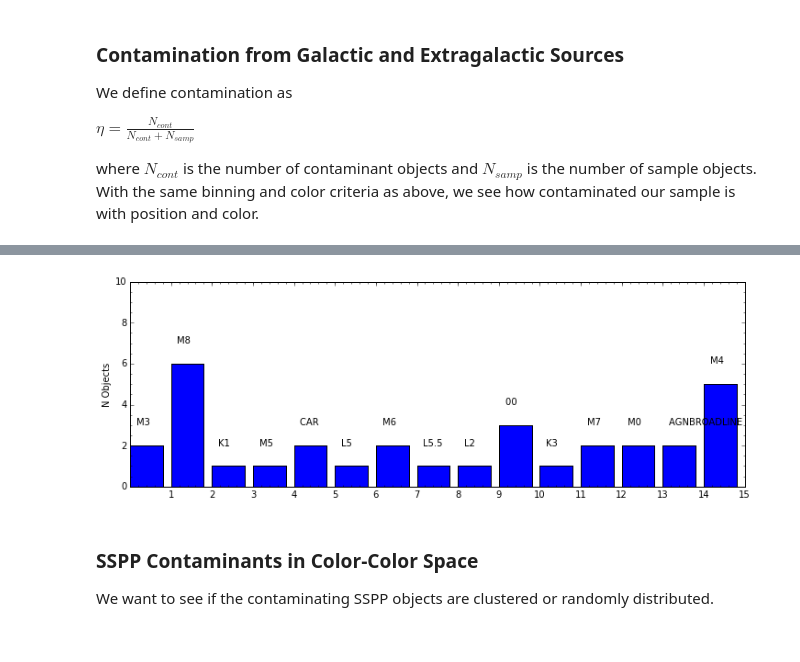
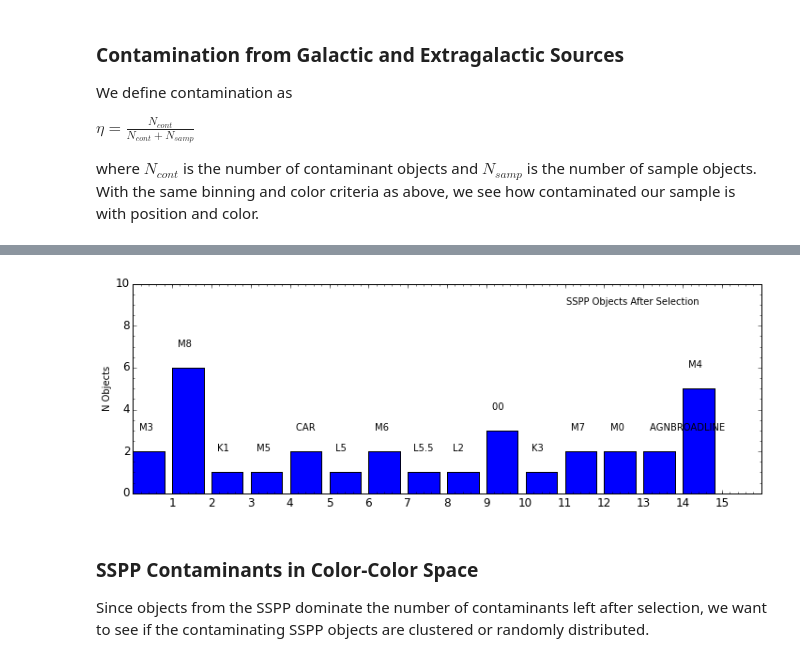
Before and after one commit to nhuntwalker/new_work_scripts, a Jupyter notebook: completeness_and_contamination.ipynb, the cells around one changed output, grey strips where cells are left out. Saved outputs shown, nothing was run; the diff lists cells and outputs as text; code cells hidden in the pictures.

```diff
--- a/completeness_and_contamination.ipynb
+++ b/completeness_and_contamination.ipynb
@@ -32,7 +44,6 @@ simbad = pd.read_csv(sample_files[2], sep="\t")
 
 lrg = pd.read_csv(contam_files[0], sep="\t")
 vagc = pd.read_csv(contam_files[1], sep="\t")
-vagc = vagc[vagc.CLASS != "STAR"]
 yso = pd.read_csv(contam_files[2], sep="\t")
 pne = pd.read_csv(contam_files[3], sep="\t")
 sspp = pd.read_csv(contam_files[4], sep="\t")
@@ -660,9 +985,13 @@ color_mag_compare(sspp, cut_me(sspp),"jmag","kmag","kmag",plttext1="DR12 SSPP",
 # %%
 cut_sspp = cut_me(sspp)
 cut_vagc = cut_me(vagc)
-vagc_classes = list(set(vagc.SUBCLASS))
-classes = list(set(cut_sspp.SPECTYPE_SUBCLASS))
+vagc_classes = list(set(vagc.CLASS))
+sspp_classes = list(set(cut_sspp.SPECTYPE_SUBCLASS))
 # %%
-numbers = []
-for ii in range(len(classes)):
-    numbers.append(sum(cut_sspp.SPECTYPE_SUBCLASS == classes[ii]))
+sspp_numbers = []
+vagc_numbers = []
+
+for ii in range(len(sspp_classes)):
+    sspp_numbers.append(sum(cut_sspp.SPECTYPE_SUBCLASS == sspp_classes[ii]))
+for ii in range(len(vagc_classes)):
+    vagc_numbers.append(sum(cut_vagc.CLASS == vagc_classes[ii]))
@@ -671,0 +998,16 @@ There is still a small amount of objects from the SDSS SSPP left over after cutt
+# %%
+plt.figure(figsize=(6,4))
+ax = plt.subplot(111)
+ax.bar(range(len(vagc_classes)), vagc_numbers)
+for ii in range(len(vagc_classes)):
+    ax.text(ii+0.15, vagc_numbers[ii]+1, vagc_classes[ii])
+
+ax.set_xlim(0,5)
+ax.set_ylim(0,10)
+ax.set_ylabel("N Objects")
+ax.set_xticks(range(1, len(vagc_classes)+1))
+ax.text(0.9, 0.9, "VAGC Objects After Selection", transform=ax.transAxes, horizontalalignment="right")
+ax.minorticks_on()
+plt.savefig("../figures/contaminating_vagc_objects_classes.pdf")
+
+plt.show()
@@ -672,22 +1016,24 @@ There is still a small amount of objects from the SDSS SSPP left over after cutt
 # %%
 plt.figure(figsize=(12,4))
 ax = plt.subplot(111)
-ax.bar(range(len(classes)), numbers)
-for ii in range(len(classes)):
-    ax.text(ii+0.15, numbers[ii]+1, classes[ii])
+ax.bar(range(len(sspp_classes)), sspp_numbers)
+for ii in range(len(sspp_classes)):
+    ax.text(ii+0.15, sspp_numbers[ii]+1, sspp_classes[ii])
 
-ax.set_xlim(0,15)
+# ax.set_xlim(0,5)
 ax.set_ylim(0,10)
 ax.set_ylabel("N Objects")
-ax.set_xticks(range(1, len(classes)+1))
+ax.set_xticks(range(1, len(sspp_classes)+1))
+ax.text(0.9, 0.9, "SSPP Objects After Selection", transform=ax.transAxes, horizontalalignment="right")
 ax.minorticks_on()
 plt.savefig("../figures/contaminating_sspp_objects_classes.pdf")
+
 plt.show()
 # %% [output]
-[figure, old version]
+[figure, new version]
 # %% [markdown]
 ### SSPP Contaminants in Color-Color Space
-We want to see if the contaminating SSPP objects are clustered or randomly distributed.
+Since objects from the SSPP dominate the number of contaminants left after selection, we want to see if the contaminating SSPP objects are clustered or randomly distributed.
 # %%
 xbins = np.arange(-2,5+.05,.05)
 ybins = np.arange(-2,5+.05,.05)
```
Also changed, not shown: parts of 36 cells of this notebook, 3 other files.
